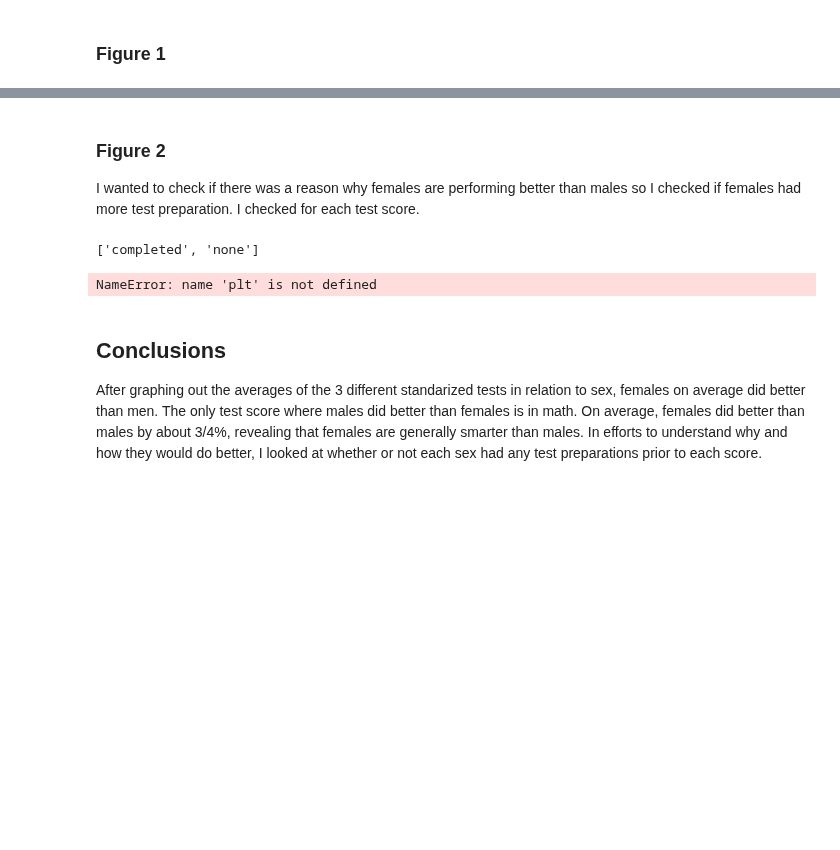
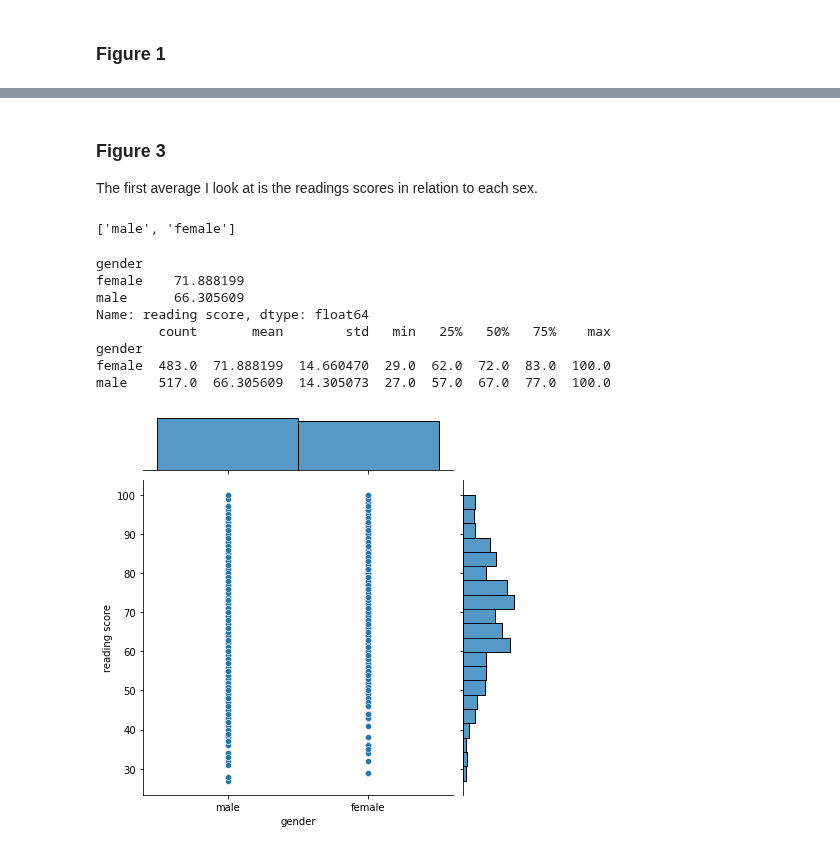
Before and after one commit to ubco-W2022T1-cosc301/project-group01, a Jupyter notebook: notebooks/analysis2.ipynb, the cells around one changed output, grey strips where cells are left out. Cells and saved outputs as stored; diff of their text form; code cells hidden in the pictures; blank space fills up the shorter version.

```diff
--- a/notebooks/analysis2.ipynb
+++ b/notebooks/analysis2.ipynb
@@ -209,22 +208,24 @@ sns.barplot(x='gender',y='average score', data=d, hue='gender', capsize =0.25)
 [figure]
-# %% [markdown]
-### Figure 2
-I wanted to check if there was a reason why females are performing better than males so I checked if females had more test preparation. I checked for each test score.
+# %% [markdown]
+### Figure 3
+The first average I look at is the readings scores in relation to each sex.
 # %%
 d = pd.read_csv('../data/raw/exams.csv')
-list(d["test preparation course"].unique())
+list(d["gender"].unique())
 # %% [output]
-['completed', 'none']
+['male', 'female']
-# %%
-d = pd.read_csv('../data/raw/exams.csv')
-fig, ax = plt.subplots()
-ax.plot(d["gender"], d["math score"], marker="o")
-ax.set_xlabel("gender")
-ax.set_ylabel("math score")
-ax.plot(d["test preparation course"], d["math score"], marker="o")
-plt.show()
-# %% [output]
-NameError: name 'plt' is not defined
-# %% [markdown]
-## Conclusions
-After graphing out the averages of the 3 different standarized tests in relation to sex, females on average did better than men. The only test score where males did better than females is in math. On average, females did better than males by about 3/4%, revealing that females are generally smarter than males. In efforts to understand why and how they would do better, I looked at whether or not each sex had any test preparations prior to each score.
+# %%
+d = pd.read_csv('../data/raw/exams.csv')
+sns.jointplot(data = d, x="gender", y="reading score")
+print(d['reading score'].groupby(d["gender"]).mean())
+print(d['reading score'].groupby(d["gender"]).describe())
+# %% [output]
+gender
+female    71.888199
+male      66.305609
+Name: reading score, dtype: float64
+        count       mean        std   min   25%   50%   75%    max
+gender
+female  483.0  71.888199  14.660470  29.0  62.0  72.0  83.0  100.0
+male    517.0  66.305609  14.305073  27.0  57.0  67.0  77.0  100.0
+[figure, added]
```
Also changed, not shown: parts of 9 cells of this notebook, 3 other files.
